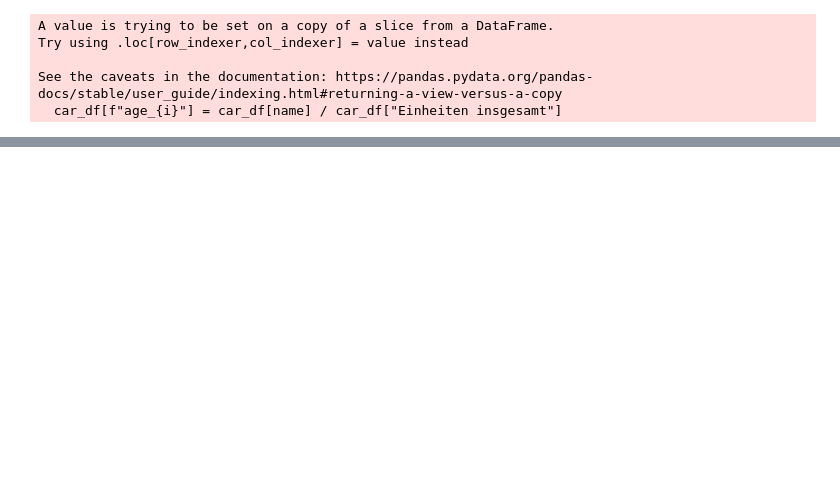
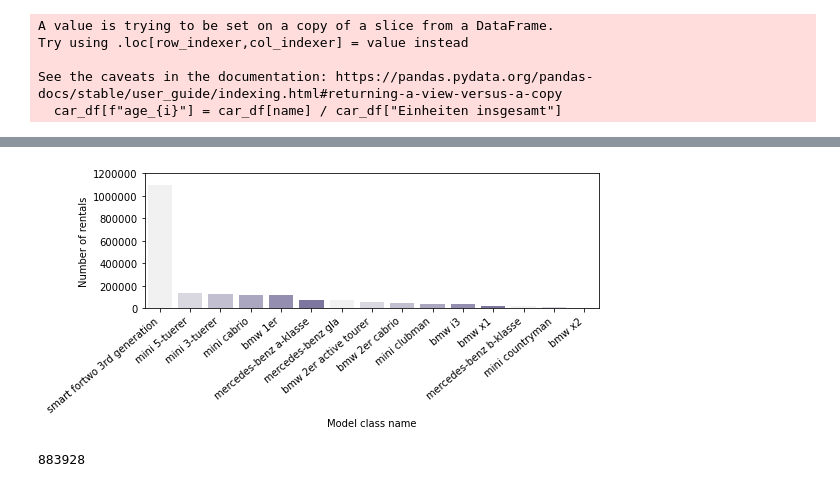
Before and after one commit to lucafanselau/bachelor-seminar-thesis, a Jupyter notebook: src/vehicle-choice-model.ipynb, the cells around one changed output, grey strips where cells are left out. Drawn from its saved outputs; the diff is of its cells as text; code cells hidden in the pictures; blank space fills up the shorter version.

```diff
--- a/src/vehicle-choice-model.ipynb
+++ b/src/vehicle-choice-model.ipynb
@@ -90,0 +119,18 @@ Name: model, dtype: int64
+# %%
+
+plt.figure(figsize=(8,4)) # this creates a figure 8 inch wide, 4 inch high
+palette = sns.light_palette("#786fa6")
+ax = sns.countplot(data=car_df, x="model_lc", palette=palette, order=car_df["model_lc"].value_counts().index)
+ax.set_ylim(0, 1200000)
+ax.set_xticklabels(ax.get_xticklabels(), rotation=40, ha="right")
+plt.tight_layout()
+plt.ticklabel_format(style='plain', axis='y')
+plt.xlabel("Model class name")
+plt.ylabel("Number of rentals")
+plt.show()
+# %% [output]
+[figure, added]
+# %%
+car_df["model_lc"].value_counts()[1:].sum()
+# %% [output]
+883928
```
Also changed, not shown: parts of 35 cells of this notebook, 11 other files.
